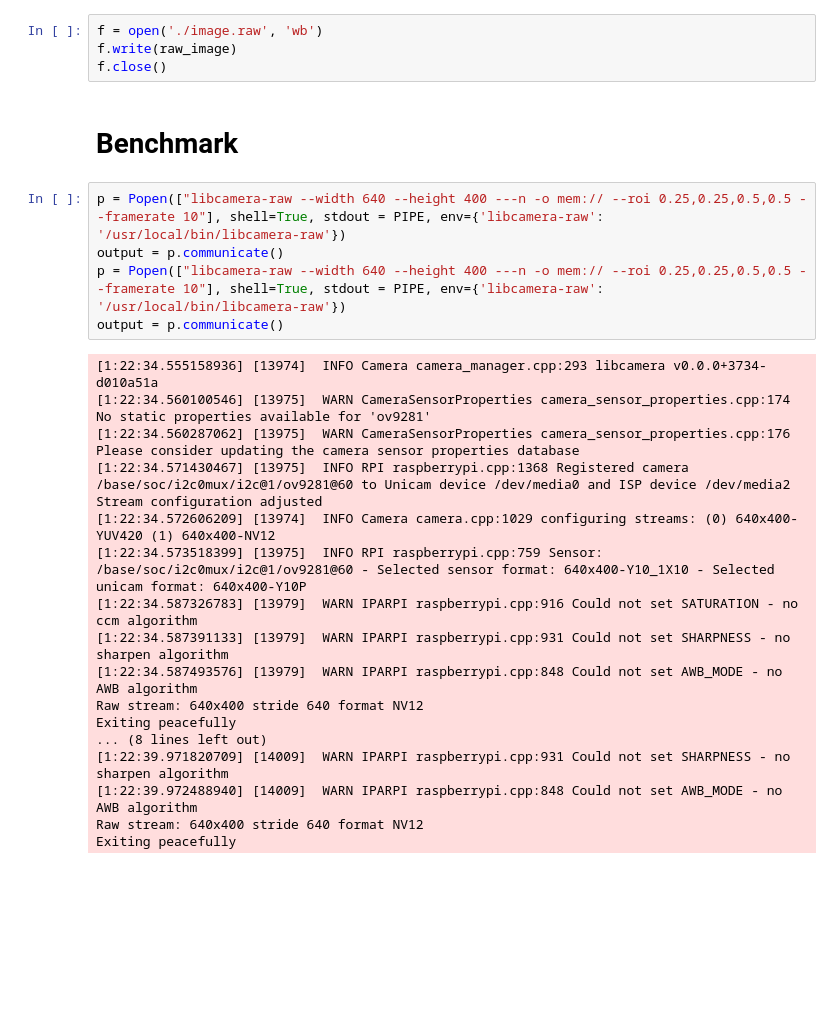
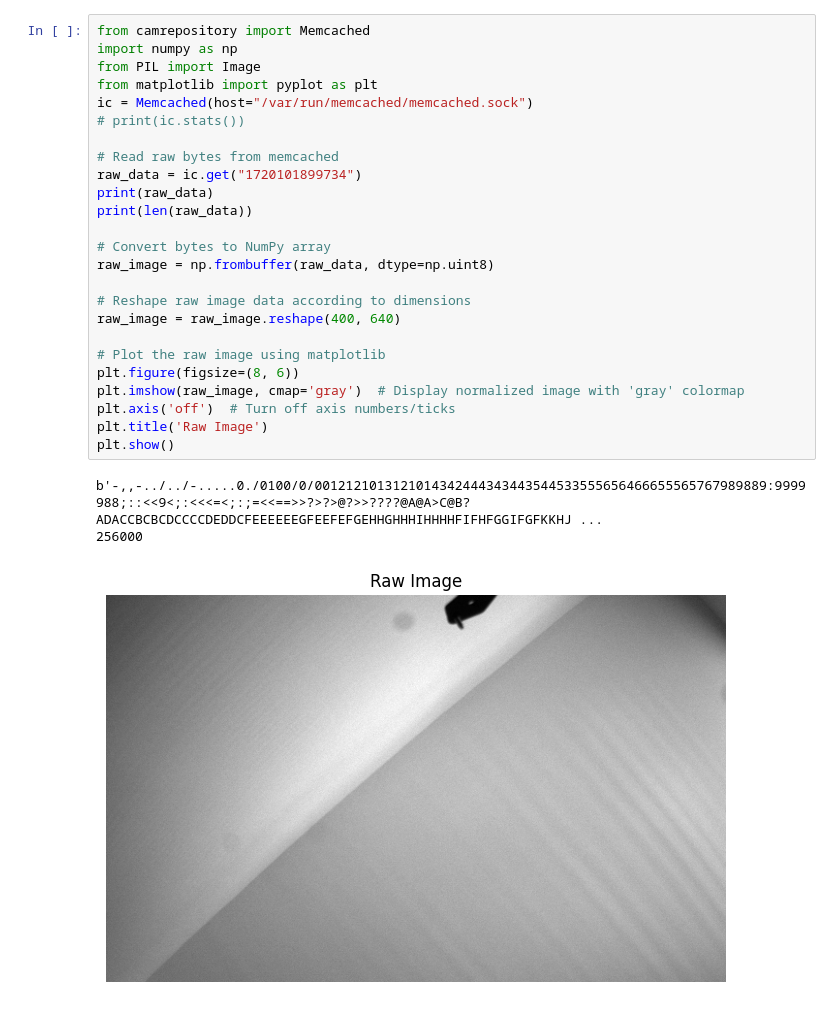
Before and after one commit to raspberrypi/rpicam-apps, a Jupyter notebook: raw_frame.ipynb, the cells around one changed output. Drawn from its saved outputs; the diff is of its cells as text; blank space fills up the shorter version.

```diff
--- a/raw_frame.ipynb
+++ b/raw_frame.ipynb
@@ -64,29 +1,29 @@ plt.imshow(A, cmap='gray')
-# %%
-f = open('./image.raw', 'wb')
-f.write(raw_image)
-f.close()
-# %% [markdown]
-# Benchmark
-# %%
-p = Popen(["libcamera-raw --width 640 --height 400 ---n -o mem:// --roi 0.25,0.25,0.5,0.5 --framerate 10"], shell=True, stdout = PIPE, env={'libcamera-raw': '/usr/local/bin/libcamera-raw'})
-output = p.communicate()
-p = Popen(["libcamera-raw --width 640 --height 400 ---n -o mem:// --roi 0.25,0.25,0.5,0.5 --framerate 10"], shell=True, stdout = PIPE, env={'libcamera-raw': '/usr/local/bin/libcamera-raw'})
-output = p.communicate()
-# %% [output]
-[1:22:34.555158936] [13974]  INFO Camera camera_manager.cpp:293 libcamera v0.0.0+3734-d010a51a
-[1:22:34.560100546] [13975]  WARN CameraSensorProperties camera_sensor_properties.cpp:174 No static properties available for 'ov9281'
-[1:22:34.560287062] [13975]  WARN CameraSensorProperties camera_sensor_properties.cpp:176 Please consider updating the camera sensor properties database
-[1:22:34.571430467] [13975]  INFO RPI raspberrypi.cpp:1368 Registered camera /base/soc/i2c0mux/i2c@1/ov9281@60 to Unicam device /dev/media0 and ISP device /dev/media2
-Stream configuration adjusted
-[1:22:34.572606209] [13974]  INFO Camera camera.cpp:1029 configuring streams: (0) 640x400-YUV420 (1) 640x400-NV12
-[1:22:34.573518399] [13975]  INFO RPI raspberrypi.cpp:759 Sensor: /base/soc/i2c0mux/i2c@1/ov9281@60 - Selected sensor format: 640x400-Y10_1X10 - Selected unicam format: 640x400-Y10P
-[1:22:34.587326783] [13979]  WARN IPARPI raspberrypi.cpp:916 Could not set SATURATION - no ccm algorithm
-[1:22:34.587391133] [13979]  WARN IPARPI raspberrypi.cpp:931 Could not set SHARPNESS - no sharpen algorithm
-[1:22:34.587493576] [13979]  WARN IPARPI raspberrypi.cpp:848 Could not set AWB_MODE - no AWB algorithm
-Raw stream: 640x400 stride 640 format NV12
-Exiting peacefully
-... (8 lines left out)
-[1:22:39.971820709] [14009]  WARN IPARPI raspberrypi.cpp:931 Could not set SHARPNESS - no sharpen algorithm
-[1:22:39.972488940] [14009]  WARN IPARPI raspberrypi.cpp:848 Could not set AWB_MODE - no AWB algorithm
-Raw stream: 640x400 stride 640 format NV12
-Exiting peacefully
+# %%
+from camrepository import Memcached
+import numpy as np
+from PIL import Image
+from matplotlib import pyplot as plt
+ic = Memcached(host="/var/run/memcached/memcached.sock")
+# print(ic.stats())
+
+# Read raw bytes from memcached
+raw_data = ic.get("1720101899734")
+print(raw_data)
+print(len(raw_data))
+
+# Convert bytes to NumPy array
+raw_image = np.frombuffer(raw_data, dtype=np.uint8)
+
+# Reshape raw image data according to dimensions
+raw_image = raw_image.reshape(400, 640)
+
+# Plot the raw image using matplotlib
+plt.figure(figsize=(8, 6))
+plt.imshow(raw_image, cmap='gray')  # Display normalized image with 'gray' colormap
+plt.axis('off')  # Turn off axis numbers/ticks
+plt.title('Raw Image')
+plt.show()
+# %% [output]
+b'-,,-../../-.....0./0100/0/0012121013121014342444343443544533555656466655565767989889:9999988;::<<9<;:<<<=<;:;=<<==>>?>?>@?>>????@A@A>C@B?ADACCBCBCDCCCCDEDDCFEEEEEEGFEEFEFGEHHGHHHIHHHHFIFHFGGIFGFKKHJ ...
+256000
+[figure, added]
```
Also changed, not shown: parts of 6 cells of this notebook, 20 other files.
